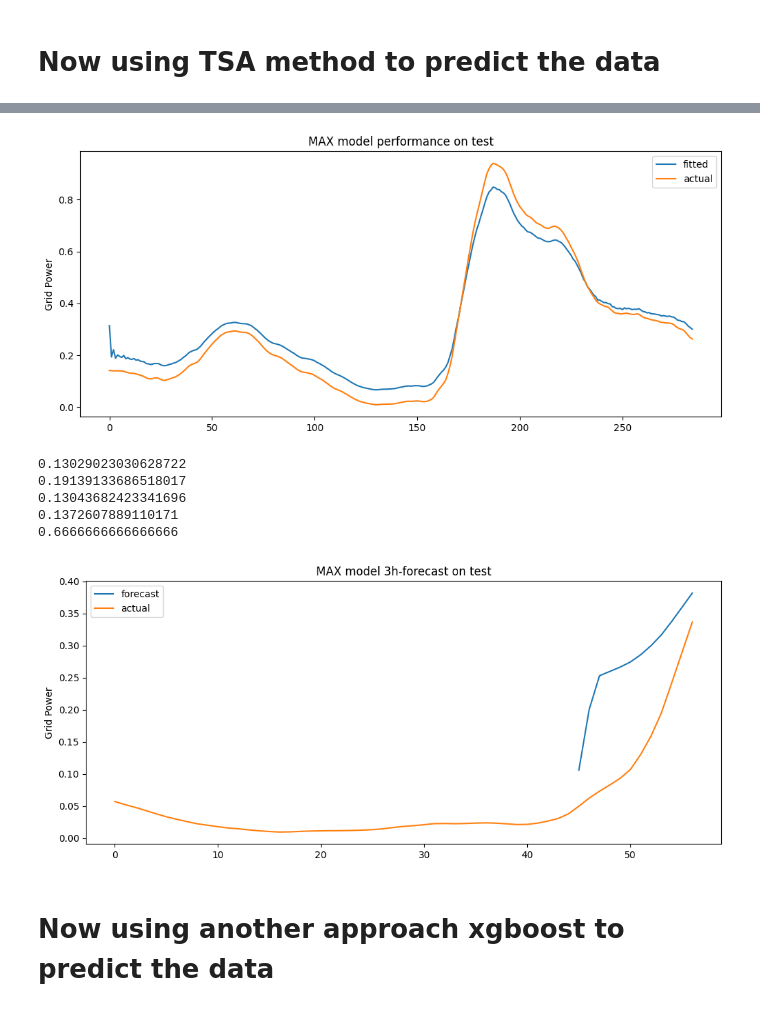
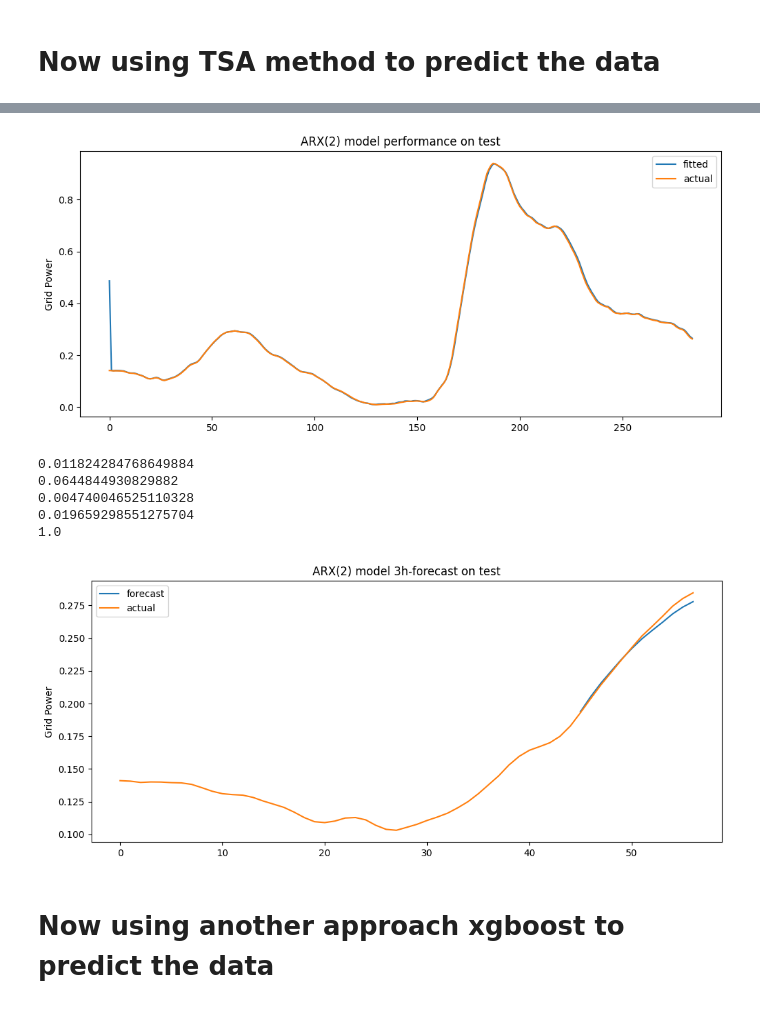
Before and after one commit to Lemonade0007/BDAI, a Jupyter notebook: Project/project.ipynb, the cells around one changed output, grey strips where cells are left out. Cells and saved outputs as stored; diff of their text form; code cells hidden in the pictures.

```diff
--- a/Project/project.ipynb
+++ b/Project/project.ipynb
@@ -367,12 +367,12 @@ tensor(0.1507)
 # %% [markdown]
 # Now using TSA method to predict the data
 # %%
-# According to ACF, PACF, we choose MAX(2) model
+# According to ACF, PACF, we choose ARX(2) model
 # Train with train1
 import statsmodels.api as sm
 MAX_model = sm.tsa.SARIMAX(endog=train1[:,0].astype('float64'),
                         exog=train1[:,1].astype('float64'),
-                        order=(0,0,2))
+                        order=(2,0,0))
 res = MAX_model.fit()
 # %%
 # Performance on train1 itself
@@ -417,11 +417,11 @@ fig = plt.figure(figsize=(12, 5))
 plt.plot(res4.fittedvalues, label="fitted")
 plt.plot(test[:,0], label="actual")
 plt.legend(loc='upper right')
-plt.title("MAX model performance on test")
+plt.title("ARX(2) model performance on test")
 plt.ylabel("Grid Power")
 plt.savefig(fname="ORIGtest.png")
 # %% [output]
-[figure, old version]
+[figure, new version]
 # %%
 # Divide test into 5 parts and Evaluate
 res1 = res.apply(endog=test[:45,0],exog=test[:45,1])
@@ -451,22 +451,22 @@ print(np.sqrt(1/60*np.sum(re**2)))
 idx = abs(re) <= 0.15
 print(sum(idx)/60)
 # %% [output]
-0.13029023030628722
-0.19139133686518017
-0.13043682423341696
-0.1372607889110171
-0.6666666666666666
+0.011824284768649884
+0.0644844930829882
+0.004740046525110328
+0.019659298551275704
+1.0
 # %%
 # Forecast Example (12 terms)
 fig = plt.figure(figsize=(12, 5))
-plt.plot(range(45,57),fore3, label="forecast")
-plt.plot(test[114:171,0], label="actual")
+plt.plot(range(45,57),fore1, label="forecast")
+plt.plot(test[:57,0], label="actual")
 plt.legend(loc='upper left')
-plt.title("MAX model 3h-forecast on test")
+plt.title("ARX(2) model 3h-forecast on test")
 plt.ylabel("Grid Power")
 plt.savefig(fname="ORIGforecast.png")
 # %% [output]
-[figure, old version]
+[figure, new version]
 # %% [markdown]
 # Now using another approach xgboost to predict the data
 # %%
```
Also changed, not shown: parts of 3 cells of this notebook.
